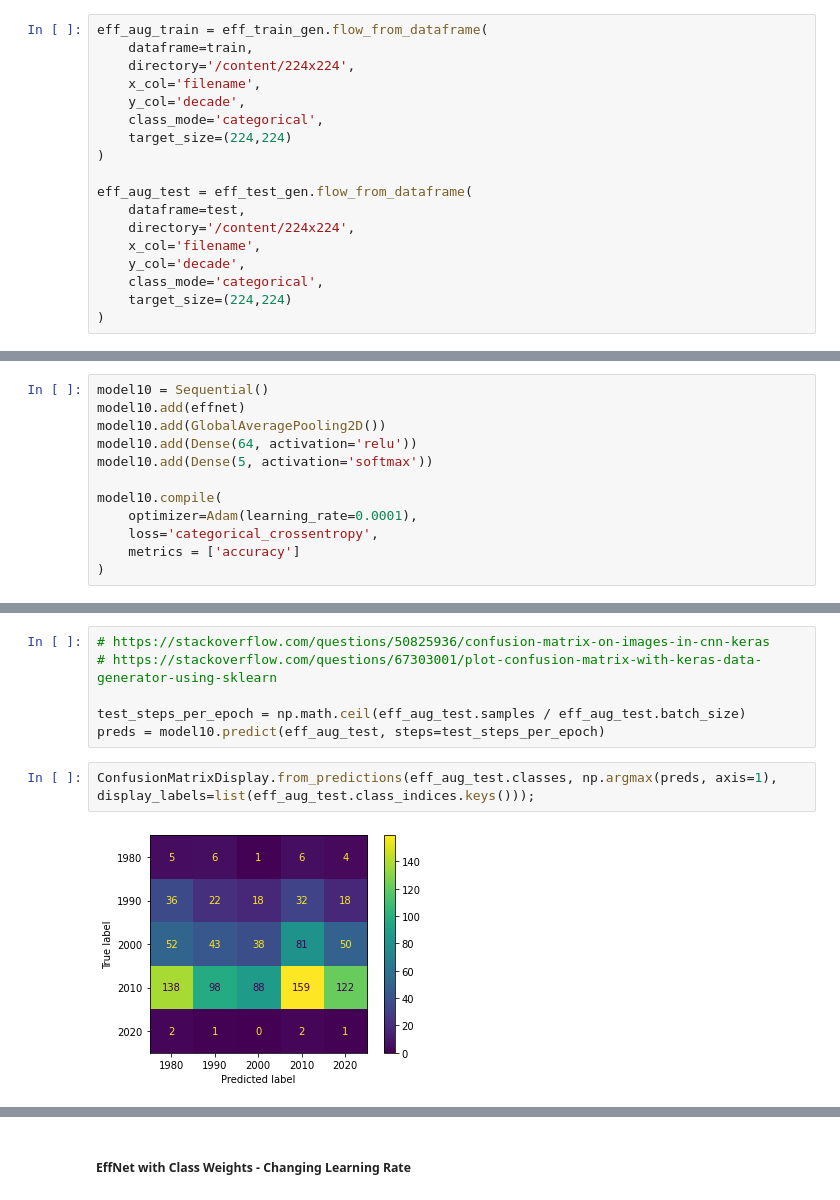
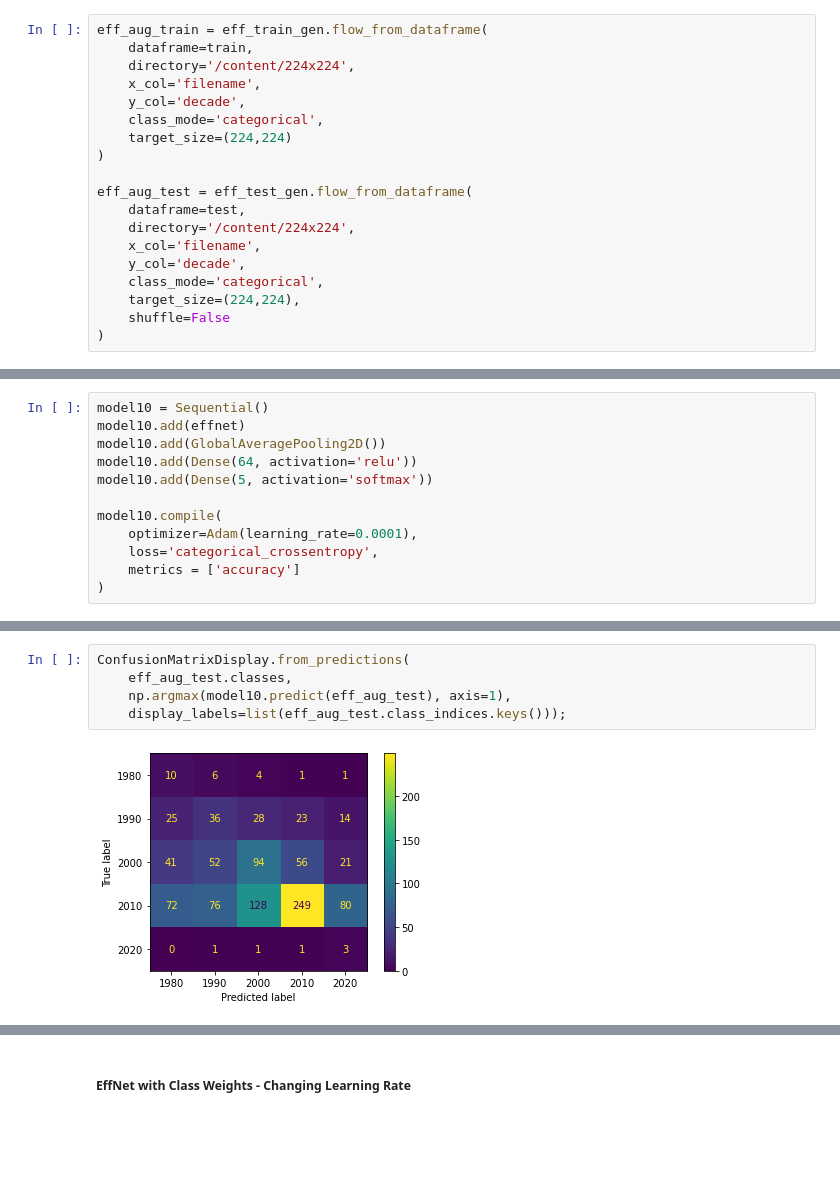
Before and after one commit to jpetersen626/book_cover_classification, a Jupyter notebook: code/04_Modeling_Decade.ipynb, the cells around one changed output, grey strips where cells are left out. Cells and saved outputs as stored; diff of their text form; blank space fills up the shorter version.

```diff
--- a/code/04_Modeling_Decade.ipynb
+++ b/code/04_Modeling_Decade.ipynb
@@ -610,7 +666,8 @@ eff_aug_test = eff_test_gen.flow_from_dataframe(
     x_col='filename',
     y_col='decade',
     class_mode='categorical',
-    target_size=(224,224)
+    target_size=(224,224),
+    shuffle=False
 )
 # %% [output]
 Found 9117 validated image filenames belonging to 5 classes.
@@ -729,10 +791,7 @@ Epoch 9: early stopping
-# %%
-# https://stackoverflow.com/questions/50825936/confusion-matrix-on-images-in-cnn-keras
-# https://stackoverflow.com/questions/67303001/plot-confusion-matrix-with-keras-data-generator-using-sklearn
-
-test_steps_per_epoch = np.math.ceil(eff_aug_test.samples / eff_aug_test.batch_size)
-preds = model10.predict(eff_aug_test, steps=test_steps_per_epoch)
 # %%
-ConfusionMatrixDisplay.from_predictions(eff_aug_test.classes, np.argmax(preds, axis=1), display_labels=list(eff_aug_test.class_indices.keys()));
+ConfusionMatrixDisplay.from_predictions(
+    eff_aug_test.classes,
+    np.argmax(model10.predict(eff_aug_test), axis=1),
+    display_labels=list(eff_aug_test.class_indices.keys()));
 # %% [output]
-[figure, old version]
+[figure, new version]
```
Also changed, not shown: parts of 91 cells of this notebook.
